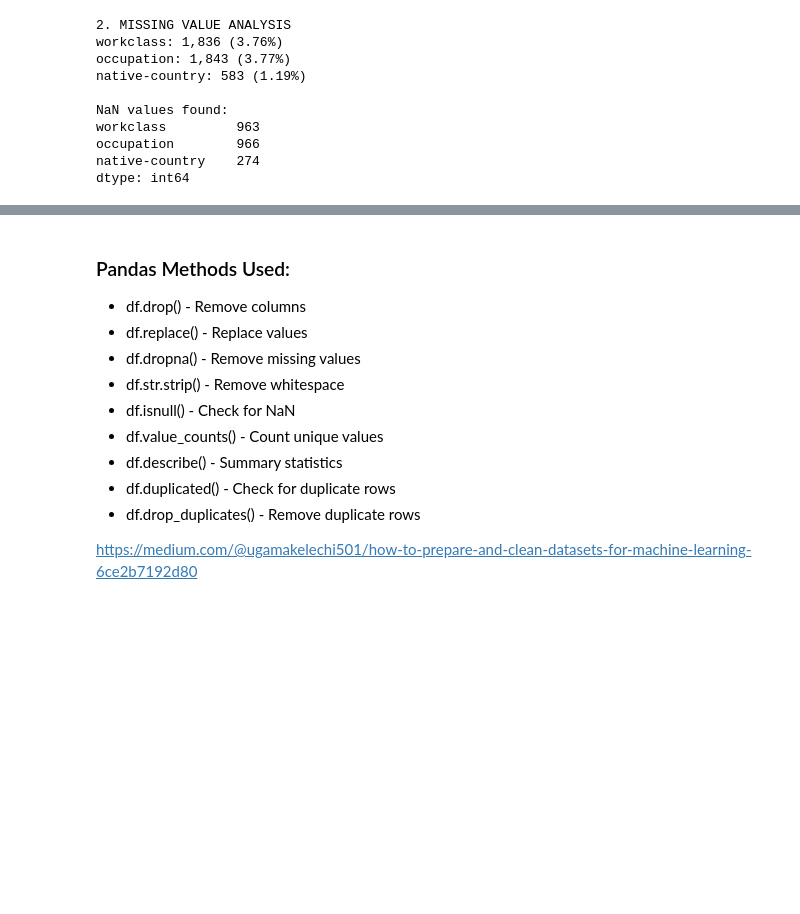
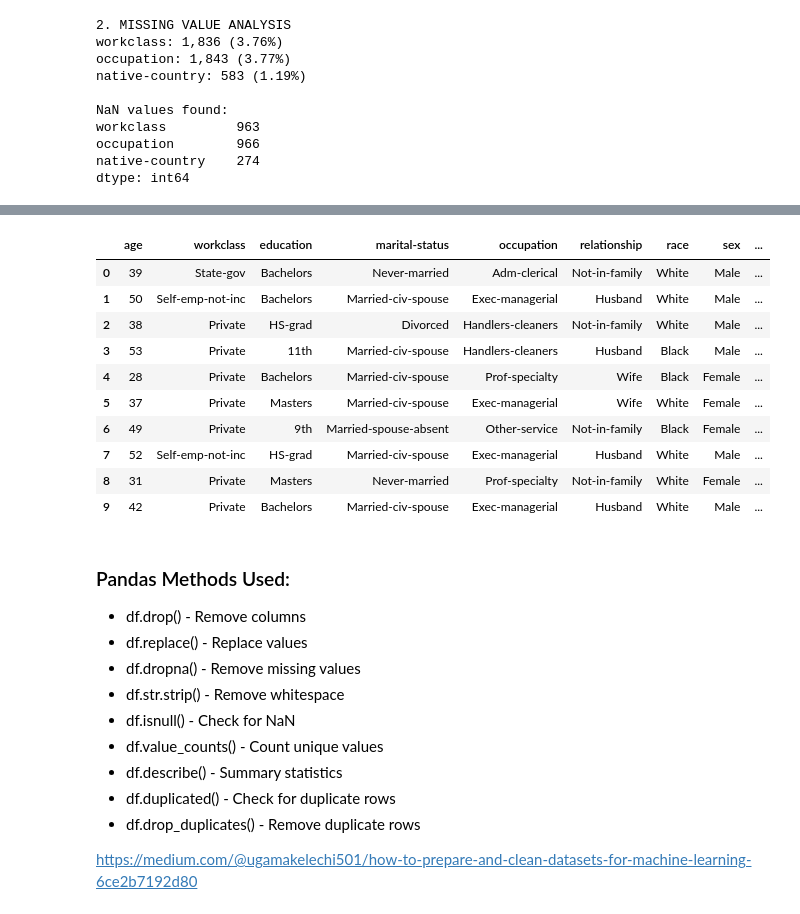
Before and after one commit to vgsilva-eng/AI-stats-probability, a Jupyter notebook: notebooks/data_cleaning.ipynb, the cells around one changed output, grey strips where cells are left out. Drawn from its saved outputs; the diff is of its cells as text; code cells hidden in the pictures; blank space fills up the shorter version.

Commit message:
Adding validation function

```diff
--- a/notebooks/data_cleaning.ipynb
+++ b/notebooks/data_cleaning.ipynb
@@ -242,12 +256,13 @@ def generate_cleaning_report(rows_before: int,
     print(f"Data retention: {data_retention:.2f}%")
     print(f"Total samples after data cleaning: {rows_after:,} ")
 # %%
-# 4. Execute Cleaning Pipeline
+# 3. Execute Cleaning Pipeline
 """ Execute complete data cleaning pipeline.
     Pipeline Steps:
         1. Remove irrelevant columns
         2. Handle missing values
         3. Remove duplicate rows
+        4. Standardize categorical values
         4. Generate cleaning report
     """
 def clean_adult_dataset(df: pd.DataFrame,
@@ -262,15 +277,20 @@ def clean_adult_dataset(df: pd.DataFrame,
 
     # Step 1: Remove columns
     df_cleaned = remove_columns(df, columns_to_remove)
-    print(f"Removed {len(columns_to_remove)} columns")
+    print(f" • Removed {len(columns_to_remove)} columns")
 
     # Step 2: Handle missing values
     df_cleaned = handle_missing_values(df_cleaned, strategy=missing_strategy)
-    print(f"Applied '{missing_strategy}' strategy for missing values")
+    print(f" • Applied '{missing_strategy}' strategy for missing values")
 
     # Step 3: Remove duplicates
     df_cleaned, duplicates_removed = remove_duplicates(df_cleaned)
-    print(f"Removed {duplicates_removed:,} duplicate rows\n")
+    print(f" • Removed {duplicates_removed:,} duplicate rows")
+
+    # Step 4: Standardize categorical values
+    df_cleaned = standardize_categorical_values(df_cleaned)
+    print(" • Standardized all categorical columns\n")
+
 
     # Generate report
     rows_after = len(df_cleaned)
@@ -278,7 +298,6 @@ def clean_adult_dataset(df: pd.DataFrame,
 
     return df_cleaned
 
-# %%
 # Execute cleaning pipeline
 df_cleaned = clean_adult_dataset(df, missing_strategy='mode')
 # %% [output]
@@ -295,3 +315,52 @@ Duplicate rows removed: 4,655
 Total rows removed: 4,655
 Data retention: 90.47%
 Total samples after data cleaning: 44,187
+# %%
+# Validate cleaned data
+
+def validate_cleaned_data(df: pd.DataFrame) -> Dict[str, Any]:
+    """
+    Validate the cleaned dataset.
+    Returns:
+        dict: Validation results
+    """
+    print("5. CLEANING VALIDATION")
+
+    validation = {
+        'missing_values': df.isnull().sum().sum(),
+        'duplicate_rows': df.duplicated().sum(),
+        'shape': df.shape,
+        'columns': list(df.columns)
+    }
+
+    print(f"\n✓ Final dataset shape: {validation['shape']}")
+    print(f"✓ Missing values: {validation['missing_values']}")
+    print(f"✓ Duplicate rows: {validation['duplicate_rows']}")
+
+    # Check for whitespace issues
+    print("✓ Checking categorical columns for whitespace issues:")
+
+    has_whitespace = False
+
+    #^\s]*? means is match any sequence of whitespace characters at the beginning | end of string
+    #Reference:https://www.geeksforgeeks.org/python/regular-expression-python-examples/
+
+    for col in df.select_dtypes(include='object').columns:
+        # Use raw string for regex pattern
+        whitespace_count = df[col].str.contains(r'^\s|\s$', regex=True, na=False).sum()
+        if whitespace_count > 0:
+            print(f"  Warning: {col} has {whitespace_count} values with whitespace")
+            has_whitespace = True
+
+    if not has_whitespace:
+        print("  No whitespace issues found")
+
+    # Display cleaned data sample
+    print("\nCleaned data sample:")
+    display(df.head(10))
+
+
+    return validation
+
+validation_results = validate_cleaned_data(df_cleaned)
+# %% [output]
@@ -298,3 +376,14 @@ Total samples after data cleaning: 44,187
+|  | age | workclass | education | marital-status | occupation | relationship | race | sex | ... |
+| 0 | 39 | State-gov | Bachelors | Never-married | Adm-clerical | Not-in-family | White | Male | ... |
+| 1 | 50 | Self-emp-not-inc | Bachelors | Married-civ-spouse | Exec-managerial | Husband | White | Male | ... |
+| 2 | 38 | Private | HS-grad | Divorced | Handlers-cleaners | Not-in-family | White | Male | ... |
+| 3 | 53 | Private | 11th | Married-civ-spouse | Handlers-cleaners | Husband | Black | Male | ... |
+| 4 | 28 | Private | Bachelors | Married-civ-spouse | Prof-specialty | Wife | Black | Female | ... |
+| 5 | 37 | Private | Masters | Married-civ-spouse | Exec-managerial | Wife | White | Female | ... |
+| 6 | 49 | Private | 9th | Married-spouse-absent | Other-service | Not-in-family | Black | Female | ... |
+| 7 | 52 | Self-emp-not-inc | HS-grad | Married-civ-spouse | Exec-managerial | Husband | White | Male | ... |
+| 8 | 31 | Private | Masters | Never-married | Prof-specialty | Not-in-family | White | Female | ... |
+| 9 | 42 | Private | Bachelors | Married-civ-spouse | Exec-managerial | Husband | White | Male | ... |
 # %% [markdown]
 
 ### Pandas Methods Used:
```
Also changed, not shown: parts of 4 cells of this notebook.
